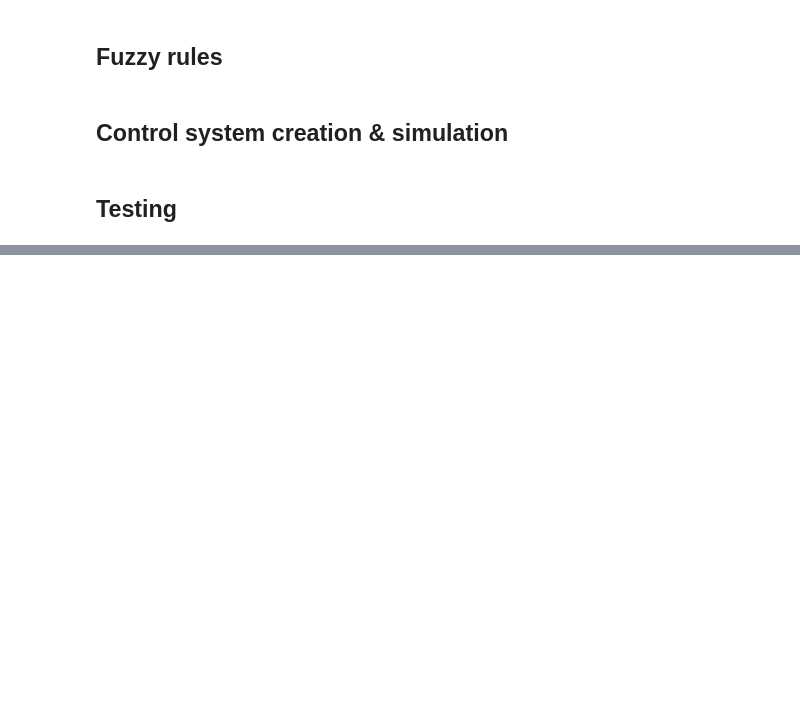
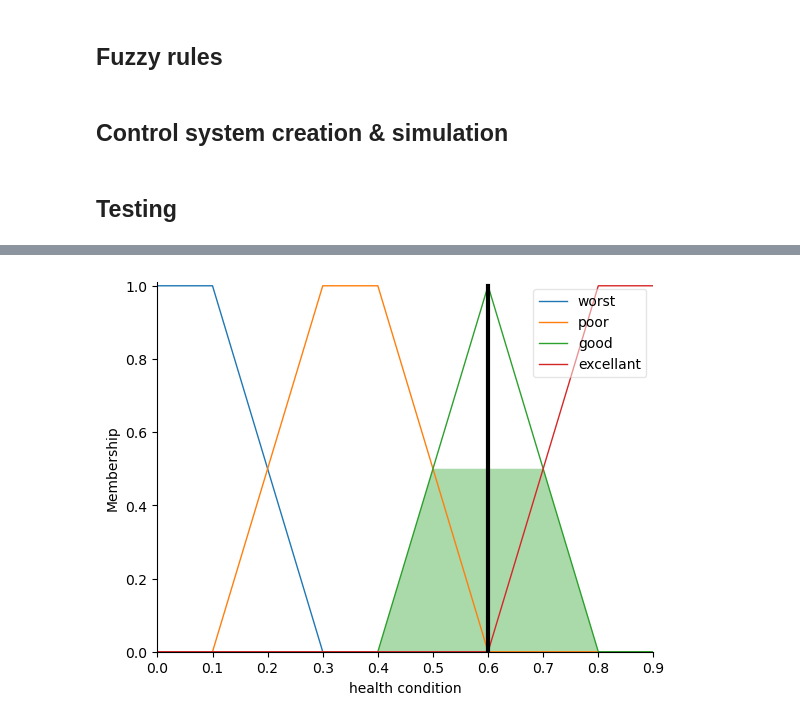
Before and after one commit to DiaaAhmedHassan/smart_system, a Jupyter notebook: modified_system.ipynb, the cells around one changed output, grey strips where cells are left out. Cells and saved outputs as stored; diff of their text form; code cells hidden in the pictures; blank space fills up the shorter version.

```diff
--- a/modified_system.ipynb
+++ b/modified_system.ipynb
@@ -193,0 +138,4 @@ health condition 0.45
+# %%
+health_cond.view(sim=health)
+# %% [output]
+[figure, added]
```
Also changed, not shown: parts of 7 cells of this notebook, 1 other file.
